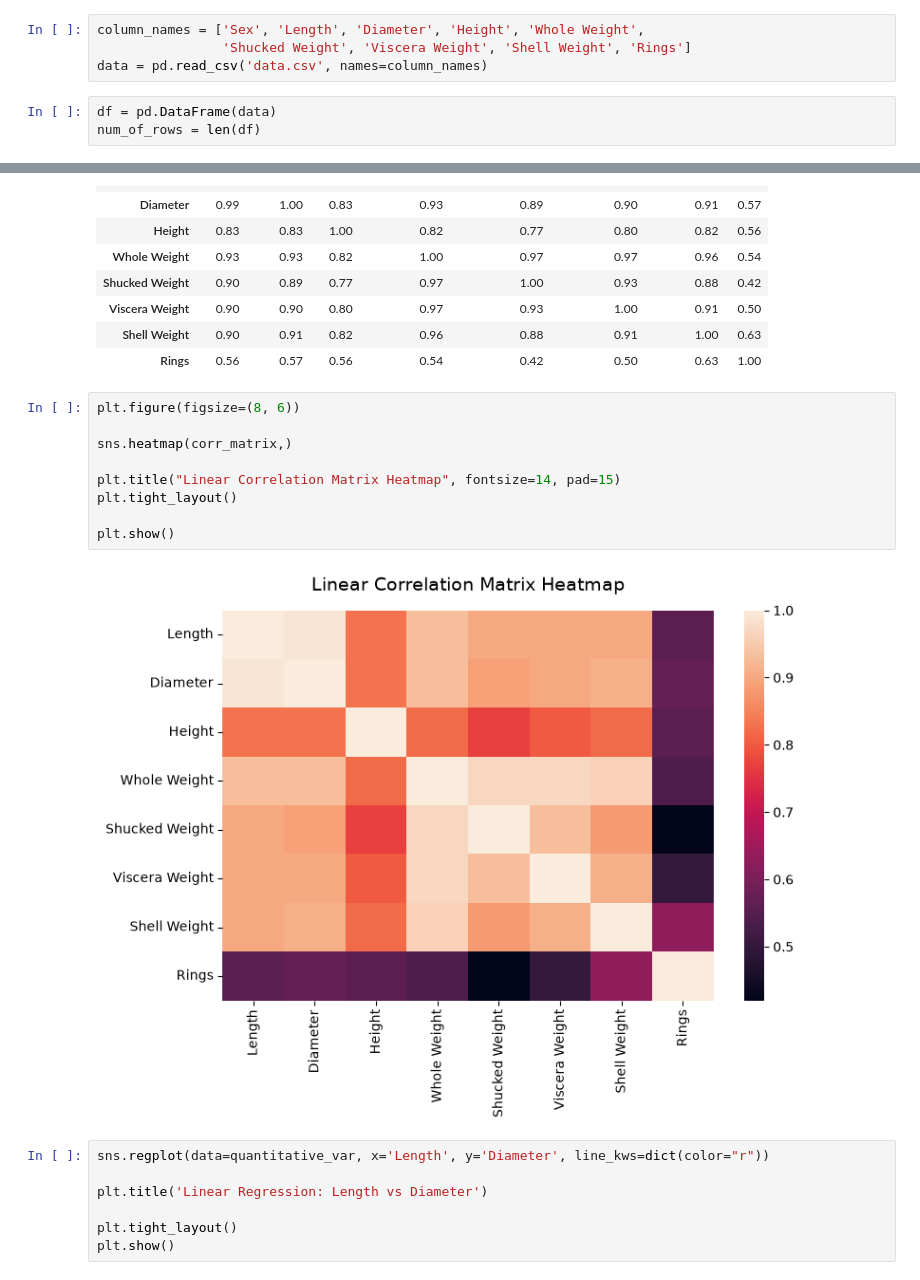
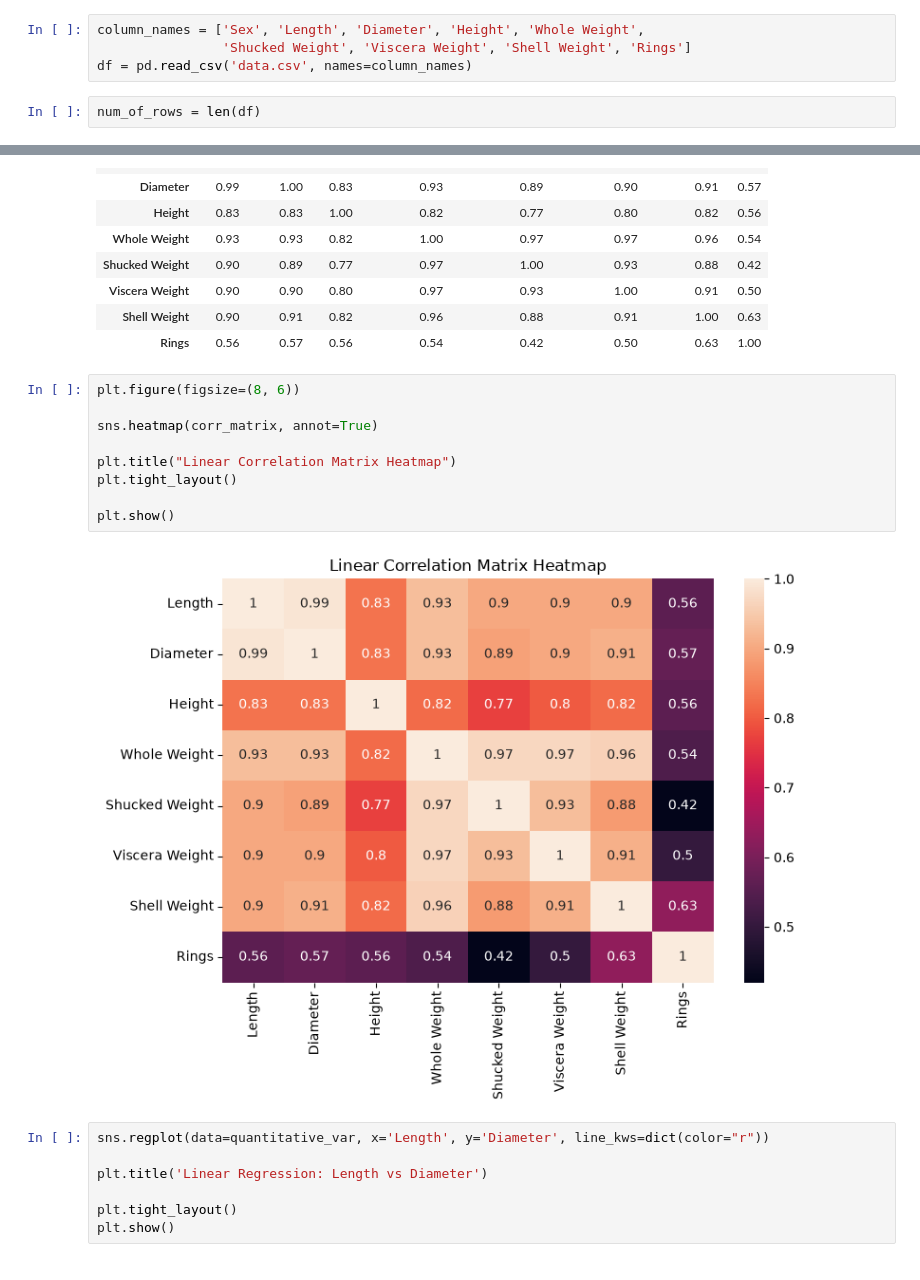
Before and after one commit to Julia257291/programming_in_python, a Jupyter notebook: Task_1.ipynb, the cells around one changed output, grey strips where cells are left out. Cells and saved outputs as stored; diff of their text form.

```diff
--- a/Task_1.ipynb
+++ b/Task_1.ipynb
@@ -11,9 +11,8 @@ from itertools import combinations
 # %%
 column_names = ['Sex', 'Length', 'Diameter', 'Height', 'Whole Weight',
                 'Shucked Weight', 'Viscera Weight', 'Shell Weight', 'Rings']
-data = pd.read_csv('data.csv', names=column_names)
+df = pd.read_csv('data.csv', names=column_names)
 # %%
-df = pd.DataFrame(data)
 num_of_rows = len(df)
 # %%
 counts = df['Sex'].value_counts()
@@ -106,14 +104,14 @@ corr_matrix
 # %%
 plt.figure(figsize=(8, 6))
 
-sns.heatmap(corr_matrix,)
+sns.heatmap(corr_matrix, annot=True)
 
-plt.title("Linear Correlation Matrix Heatmap", fontsize=14, pad=15)
+plt.title("Linear Correlation Matrix Heatmap")
 plt.tight_layout()
 
 plt.show()
 # %% [output]
-[figure, old version]
+[figure, new version]
 # %%
 sns.regplot(data=quantitative_var, x='Length', y='Diameter', line_kws=dict(color="r"))
 
```
Also changed, not shown: parts of 2 cells of this notebook.
